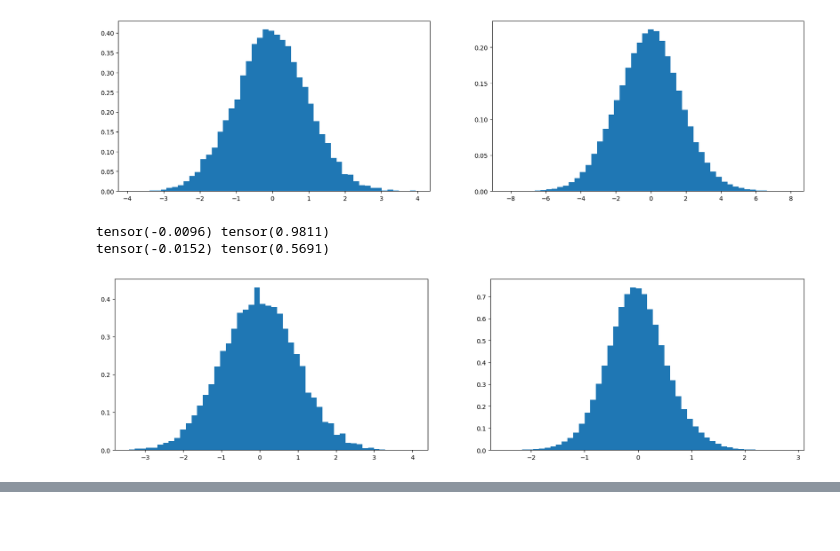
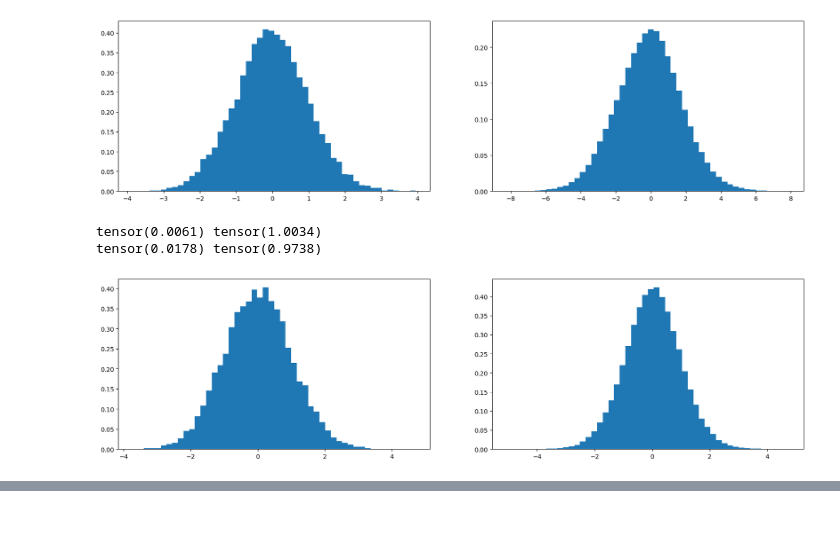
Before and after one commit to jcentner/makemore-repro, a Jupyter notebook: 02_MLP2.ipynb, the cells around one changed output, grey strips where cells are left out. Drawn from its saved outputs; the diff is of its cells as text; code cells hidden in the pictures.

Commit message:
implement kaiming initialization

```diff
--- a/02_MLP2.ipynb
+++ b/02_MLP2.ipynb
@@ -441,23 +447,25 @@ tensor(-0.1092) tensor(1.8387)
 # %%
 # calculating the init scale: kaiming init
 # problem: matrix mult expands variance at each layer
 # how do we initialize weights so that deep multilayer perceptrons have well-behaved activations through the layers?
 # Kaiming He: https://arxiv.org/abs/1502.01852
 
 x = torch.randn(1000, 10)
-w = torch.rand(10, 200) * (1/np.sqrt(10))  # kaiming init scale: divide by sqrt of the fan-in (input size)
+w = torch.rand(10, 200)*5 / (np.sqrt(10)*3)  # kaiming init scale: divide by sqrt of the fan-in (input size), multiply by gain factor
 y = x @ w
 print(x.mean(), x.std())
 print(y.mean(), y.std())
 
 plt.figure(figsize=(20,5))
 plt.subplot(121)
 plt.hist(x.view(-1).tolist(), 50, density=True);
 plt.subplot(122)
 plt.hist(y.view(-1).tolist(), 50, density=True);
 
 # now the output Gaussian y has the same standard deviation of 1 as x
+
+# this is: torch.nn.init.kaiming_normal_(tensor,a=0,mode='fan_in',nonlinearlity='leaky_relu') (different gains for different activation functions)
 # %% [output]
-tensor(-0.0096) tensor(0.9811)
-tensor(-0.0152) tensor(0.5691)
+tensor(0.0061) tensor(1.0034)
+tensor(0.0178) tensor(0.9738)
-[figure, old version]
+[figure, new version]
```
Also changed, not shown: parts of 8 cells of this notebook.
